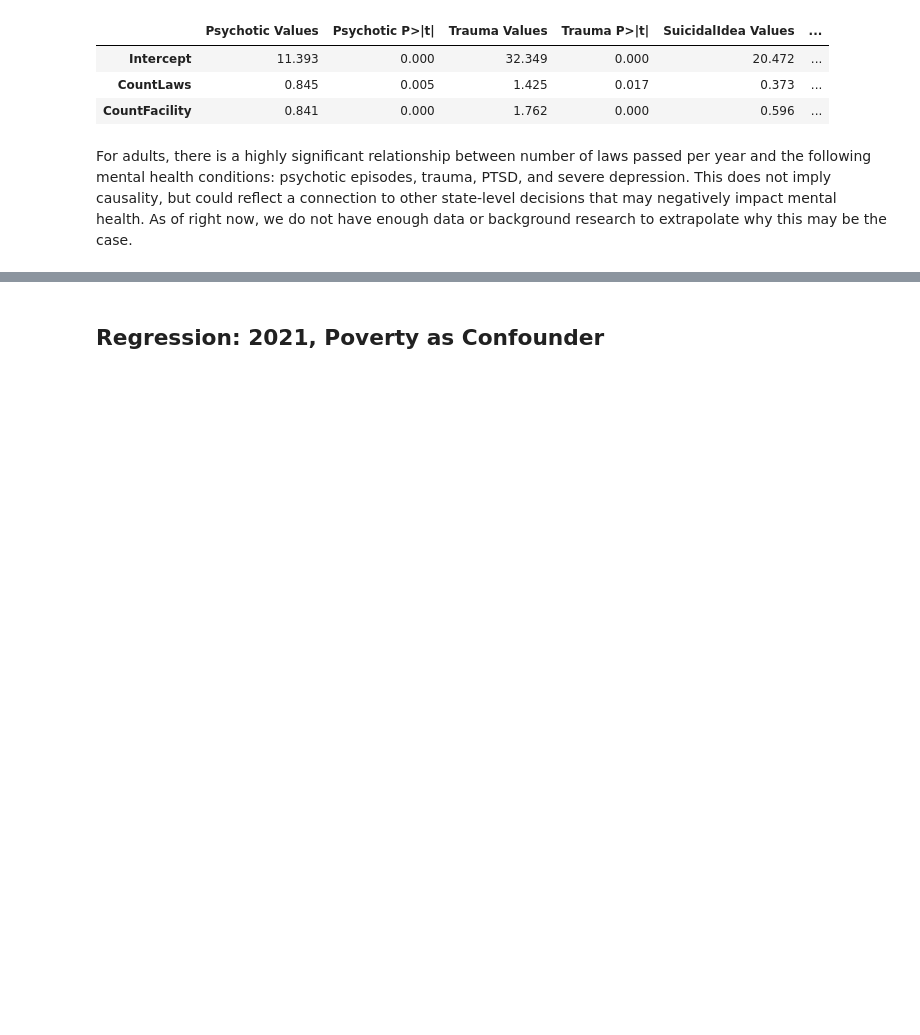
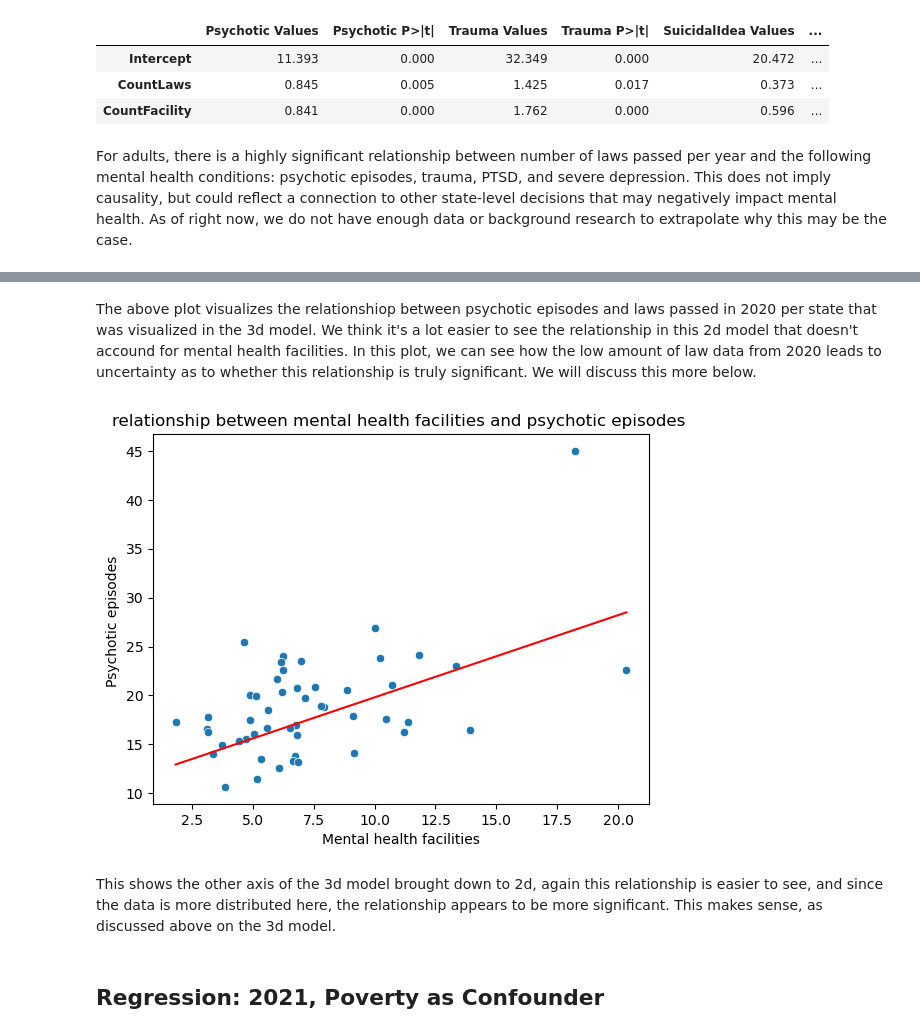
Before and after one commit to sofiatka/LGBTQ-Laws-and-MH, a Jupyter notebook: FinalProject_Group126_WI24.ipynb, the cells around one changed output, grey strips where cells are left out. Drawn from its saved outputs; the diff is of its cells as text; code cells hidden in the pictures; blank space fills up the shorter version.

```diff
--- a/FinalProject_Group126_WI24.ipynb
+++ b/FinalProject_Group126_WI24.ipynb
@@ -1532,3 +1550,34 @@ Above, we have generated a 3D visualization of one multilinear regression model.
+# %% [markdown]
+The above plot visualizes the relationshiop between psychotic episodes and laws passed in 2020 per state that was visualized in the 3d model. We think it's a lot easier to see the relationship in this 2d model that doesn't accound for mental health facilities. In this plot, we can see how the low amount of law data from 2020 leads to uncertainty as to whether this relationship is truly significant. We will discuss this more below.
+# %%
+sns.scatterplot()
+x = mh_laws_20_adult['CountFacility']
+y = mh_laws_20_adult['Psychotic']
+
+# Plot scatter plot
+sns.scatterplot(x=x, y=y)
+
+
+slope = results_adults.loc['CountFacility', 'Psychotic Values']
+
+intercept = results_adults.loc['Intercept', 'Psychotic Values']
+
+# Create line data
+line_x = np.linspace(np.min(x), np.max(x), 100)
+line_y = slope * line_x + intercept
+
+# Plot the line
+plt.plot(line_x, line_y, color='red')
+
+plt.xlabel('Mental health facilities')
+plt.ylabel('Psychotic episodes ')
+plt.title('relationship between mental health facilities and psychotic episodes ')
+
+plt.show()
+# %% [output]
+[figure, added]
+# %% [markdown]
+This shows the other axis of the 3d model brought down to 2d, again this relationship is easier to see, and since the data is more distributed here, the relationship appears to be more significant. This makes sense, as discussed above on the 3d model.
 # %% [markdown]
 ## Regression: 2021, Poverty as Confounder
 # %% [markdown]
```
Also changed, not shown: parts of 15 cells of this notebook, 1 other file.
